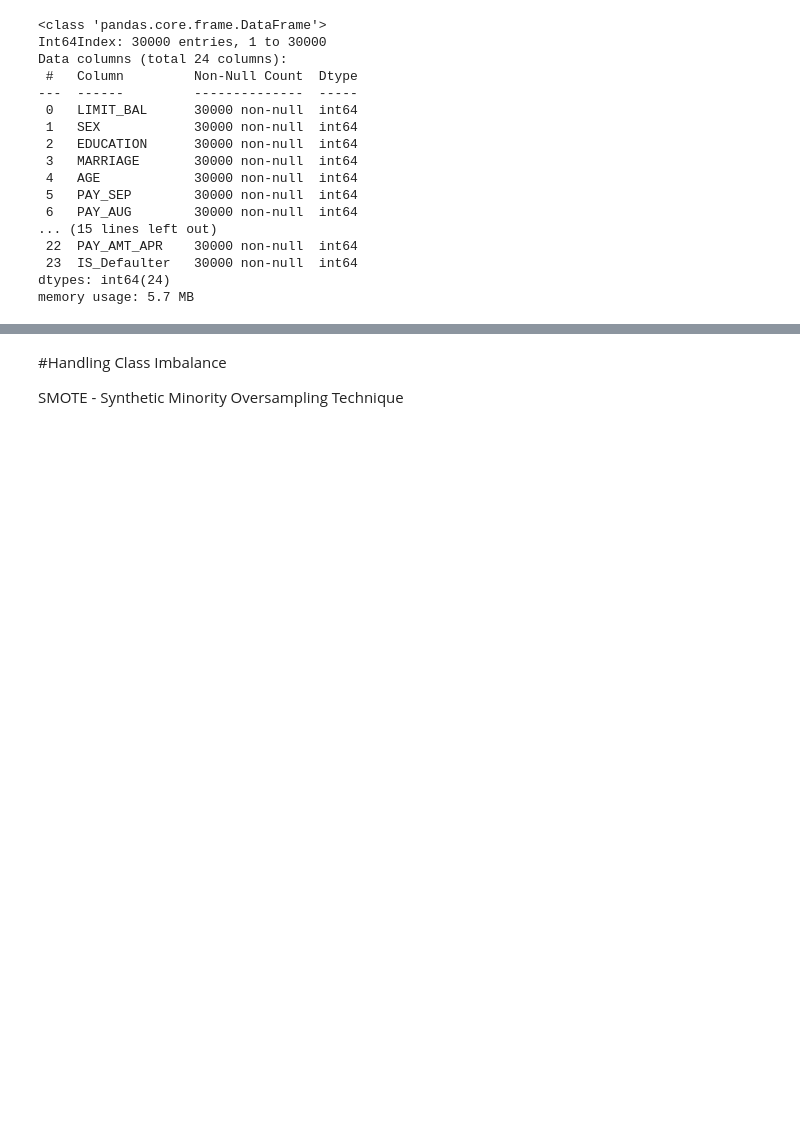
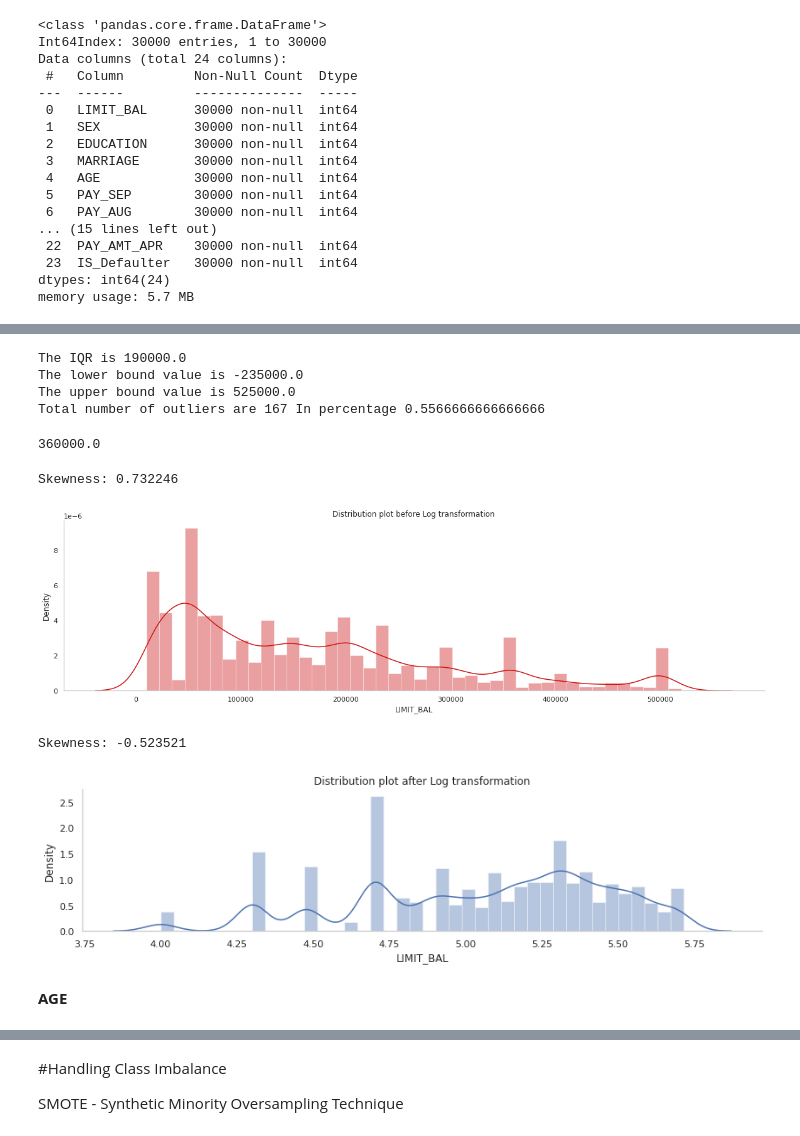
Before and after one commit to DeepakKumarSingh003/Credit_card_Defaulters., a Jupyter notebook: Credit_Card_Default_Prediction_Capstone_Project.ipynb, the cells around one changed output, grey strips where cells are left out. Saved outputs shown, nothing was run; the diff lists cells and outputs as text; code cells hidden in the pictures; blank space fills up the shorter version.

```diff
--- a/Credit_Card_Default_Prediction_Capstone_Project.ipynb
+++ b/Credit_Card_Default_Prediction_Capstone_Project.ipynb
@@ -203,0 +218,40 @@ Index(['LIMIT_BAL', 'SEX', 'EDUCATION', 'MARRIAGE', 'AGE', 'PAY_SEP',
+# %%
+#outliers
+out_iqr(df,"LIMIT_BAL")
+# %% [output]
+The IQR is 190000.0
+The lower bound value is -235000.0
+The upper bound value is 525000.0
+Total number of outliers are 167 In percentage 0.5566666666666666
+# %%
+df["LIMIT_BAL"].quantile(0.90)
+# %% [output]
+360000.0
+# %%
+#Quantile Caping
+df["LIMIT_BAL"] = np.where(df["LIMIT_BAL"] >525000, 500000,df['LIMIT_BAL'])
+# %%
+#Import warning
+import warnings
+warnings.filterwarnings("ignore")
+# Before Log transformation
+fig, ax = plt.subplots(figsize=(20, 5))
+sns.distplot(a=df['LIMIT_BAL'],color='#CC1313',label="100% Equities",kde=True,ax=ax)
+print("Skewness: %f" % df["AGE"].skew())
+plt.title("Distribution plot before Log transformation")
+sns.despine()
+plt.grid(False)
+plt.show()
+
+# After Log transformation
+sns.distplot(np.log10(df['LIMIT_BAL']))
+print("Skewness: %f"%np.log10(df["LIMIT_BAL"] ).skew())
+plt.title("Distribution plot after Log transformation")
+sns.despine()
+plt.grid(False)
+plt.show()
+# %% [output]
+Skewness: 0.732246
+[figure, added]
+Skewness: -0.523521
+[figure, added]
@@ -203,0 +260,2 @@ Index(['LIMIT_BAL', 'SEX', 'EDUCATION', 'MARRIAGE', 'AGE', 'PAY_SEP',
+# %% [markdown]
+**AGE**
```
Also changed, not shown: parts of 104 cells of this notebook.
